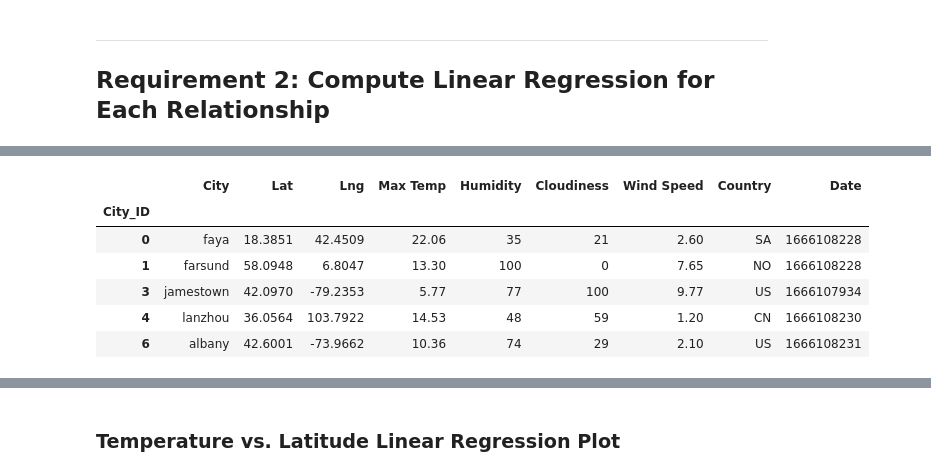
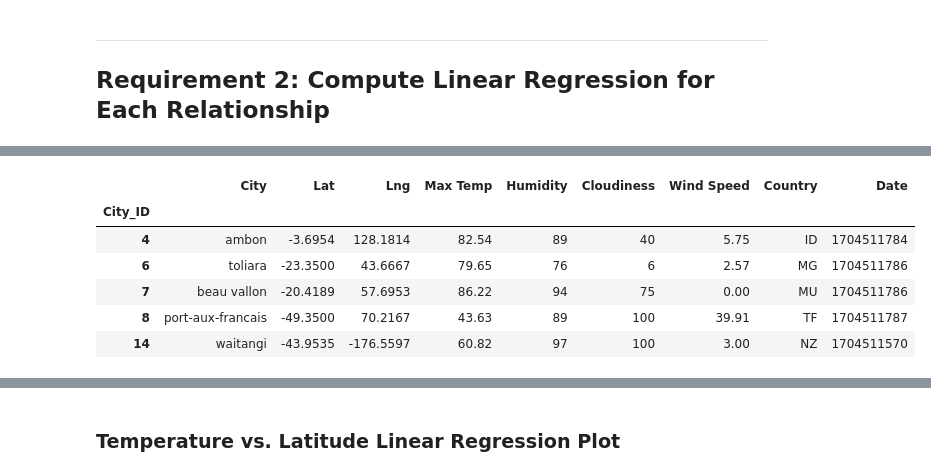
Before and after one commit to pujatiwari11/python-api-challenge, a Jupyter notebook: Weatherpy/WeatherPy.ipynb, the cells around one changed output, grey strips where cells are left out. Drawn from its saved outputs; the diff is of its cells as text; code cells hidden in the pictures.

```diff
--- a/Weatherpy/WeatherPy.ipynb
+++ b/Weatherpy/WeatherPy.ipynb
@@ -172,6 +172,6 @@ city_data_df.to_csv("output_data/cities.csv", index_label="City_ID")
 # %%
 # Read saved data
-city_data_df = pd.read_csv("output_data/cities.csv", index_col="City_ID")
+city_data_df = pd.read_csv("cities.csv", index_col="City_ID")
 
 # Display sample data
 city_data_df.head()
@@ -256,3 +256,6 @@ plt.show()
 # %%
 # Define a function to create Linear Regression plots
 # YOUR CODE HERE
+northern_hemisphere = city_data_df.loc[city_data_df["Lat"] >= 0]
+southern_hemisphere = city_data_df.loc[city_data_df["Lat"] < 0]
+northern_hemisphere.head()
@@ -259,14 +270,12 @@ plt.show()
 # %%
-# Create a DataFrame with the Northern Hemisphere data (Latitude >= 0)
+# Create a DataFrame with the Southern Hemisphere data (Latitude < 0)
 # YOUR CODE HERE
-
-# Display sample data
-northern_hemi_df.head()
+southern_hemisphere.head()
 # %% [output]
 |  | City | Lat | Lng | Max Temp | Humidity | Cloudiness | Wind Speed | Country | Date |
 | City_ID |  |  |  |  |  |  |  |  |  |
-| 0 | faya | 18.3851 | 42.4509 | 22.06 | 35 | 21 | 2.60 | SA | 1666108228 |
-| 1 | farsund | 58.0948 | 6.8047 | 13.30 | 100 | 0 | 7.65 | NO | 1666108228 |
-| 3 | jamestown | 42.0970 | -79.2353 | 5.77 | 77 | 100 | 9.77 | US | 1666107934 |
-| 4 | lanzhou | 36.0564 | 103.7922 | 14.53 | 48 | 59 | 1.20 | CN | 1666108230 |
-| 6 | albany | 42.6001 | -73.9662 | 10.36 | 74 | 29 | 2.10 | US | 1666108231 |
+| 4 | ambon | -3.6954 | 128.1814 | 82.54 | 89 | 40 | 5.75 | ID | 1704511784 |
+| 6 | toliara | -23.3500 | 43.6667 | 79.65 | 76 | 6 | 2.57 | MG | 1704511786 |
+| 7 | beau vallon | -20.4189 | 57.6953 | 86.22 | 94 | 75 | 0.00 | MU | 1704511786 |
+| 8 | port-aux-francais | -49.3500 | 70.2167 | 43.63 | 89 | 100 | 39.91 | TF | 1704511787 |
+| 14 | waitangi | -43.9535 | -176.5597 | 60.82 | 97 | 100 | 3.00 | NZ | 1704511570 |
```
Also changed, not shown: parts of 36 cells of this notebook, 7 other files.
